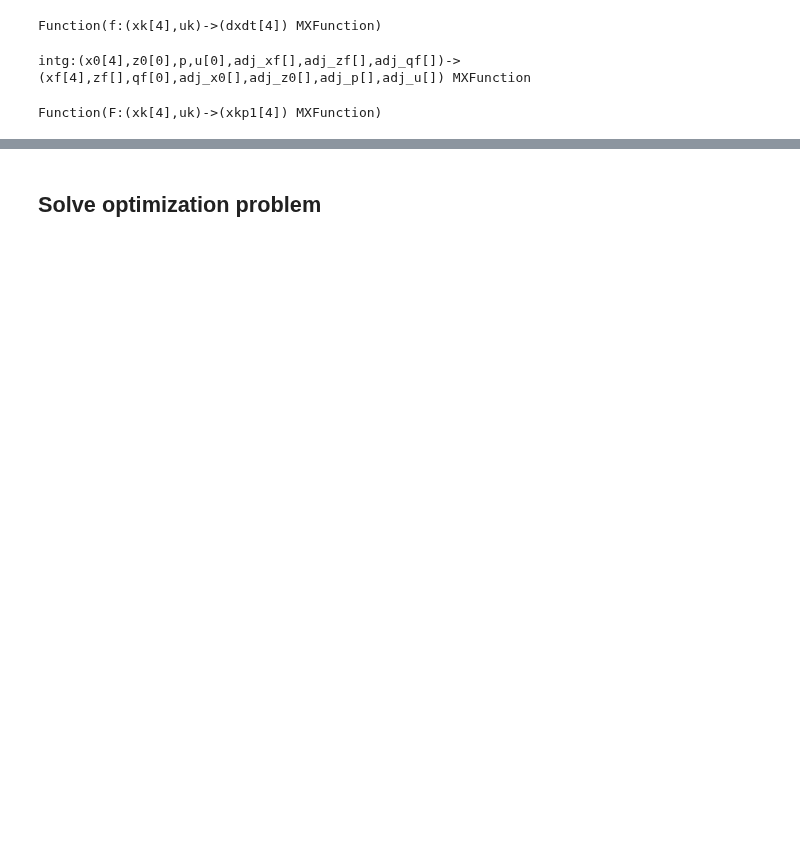
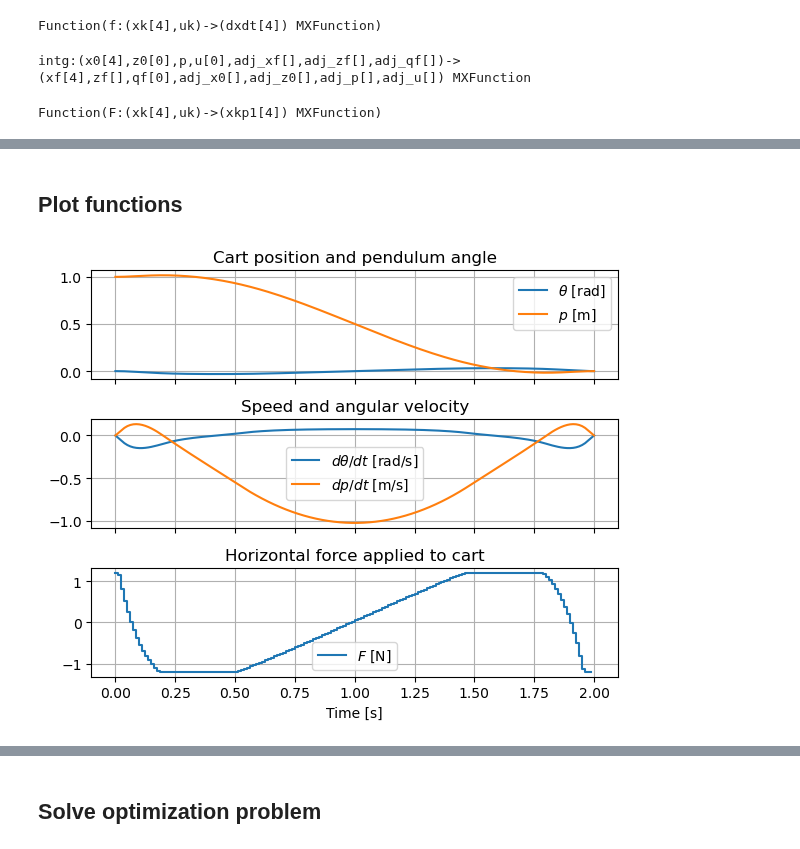
Before and after one commit to billtubbs/casadi-examples, a Jupyter notebook: 8-MPC-exercise.ipynb, the cells around one changed output, grey strips where cells are left out. Cells and saved outputs as stored; diff of their text form; code cells hidden in the pictures; blank space fills up the shorter version.

Commit message:
Plot functions and exercise parts 1-4 complete

```diff
--- a/8-MPC-exercise.ipynb
+++ b/8-MPC-exercise.ipynb
@@ -80,0 +159,45 @@ Function(F:(xk[4],uk)->(xkp1[4]) MXFunction)
+# %% [markdown]
+## Plot functions
+# %%
+def make_ioplots(t, pos, theta, dpos, dtheta, u,
+                 figsize=(6, 5)):
+
+    fig, axes = plt.subplots(3, 1, sharex=True,
+                             figsize=figsize)
+
+    ax = axes[0]
+    ax.plot(t, theta, label=r'$\theta$ [rad]')
+    ax.plot(t, pos, label=r'$p$ [m]')
+    ax.legend()
+    ax.grid()
+    ax.set_title('Cart position and pendulum angle')
+
+    ax = axes[1]
+    ax.plot(t, dtheta, label=r'$d\theta/dt$ [rad/s]')
+    ax.plot(t, dpos, label=r'$dp/dt$ [m/s]')
+    ax.legend()
+    ax.grid()
+    ax.set_title('Speed and angular velocity')
+
+    ax = axes[2]
+    ax.step(t[:-1], u, label=r'$F$ [N]')
+    ax.set_xlabel('Time [s]')
+    ax.legend()
+    ax.grid()
+    ax.set_title('Horizontal force applied to cart')
+
+    plt.tight_layout()
+
+pos_opt = sol.value(pos)
+theta_opt = sol.value(theta)
+dpos_opt = sol.value(dpos)
+dtheta_opt = sol.value(dtheta)
+u_opt = sol.value(U)
+tgrid = np.linspace(0, T, N+1)
+
+make_ioplots(tgrid, pos_opt, theta_opt, dpos_opt, dtheta_opt, u_opt)
+filename = 'mpc_solution_1_ioplot.pdf'
+plt.savefig(os.path.join(plot_dir, filename))
+plt.show()
+# %% [output]
+[figure, added]
```
Also changed, not shown: parts of 29 cells of this notebook.
